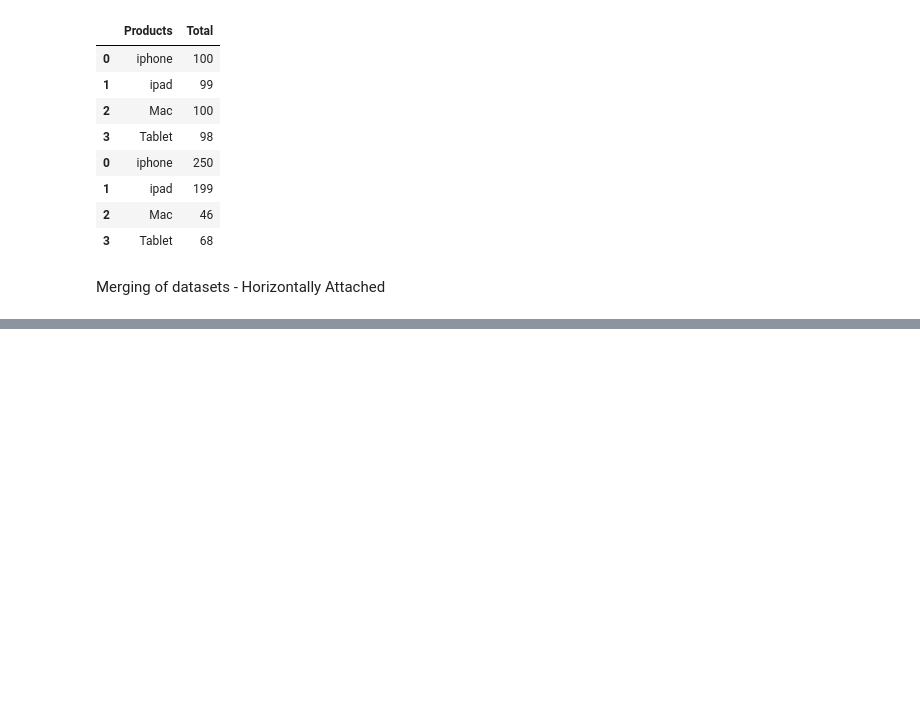
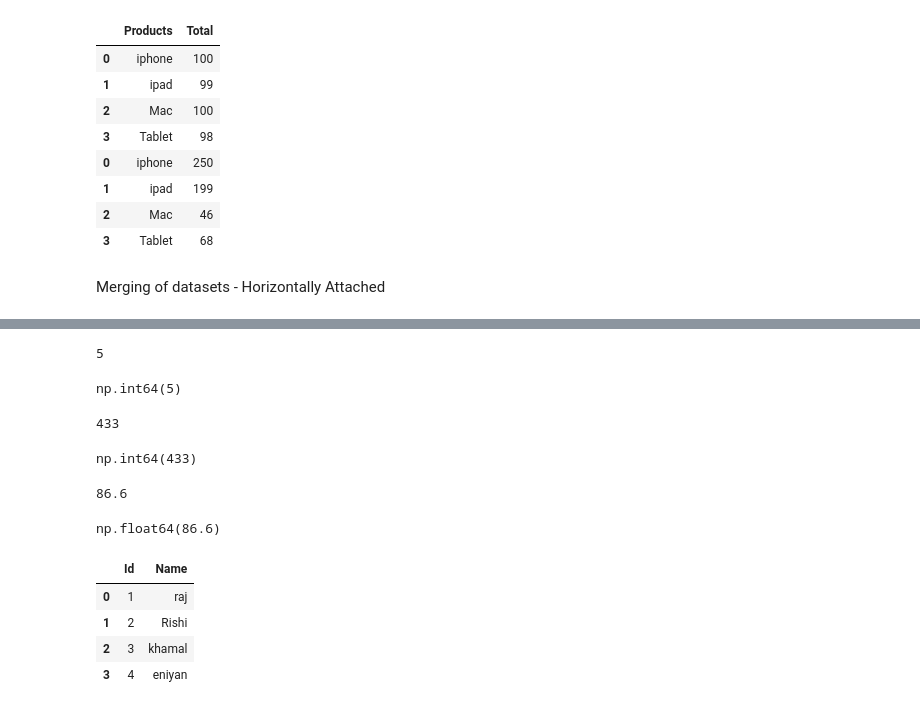
Before and after one commit to Nivetha1705/Practice-Data-Analytics, a Jupyter notebook: Python/Pandas(Travel dataset).ipynb, the cells around one changed output, grey strips where cells are left out. Cells and saved outputs as stored; diff of their text form; code cells hidden in the pictures; blank space fills up the shorter version.

```diff
--- a/Python/Pandas(Travel dataset).ipynb
+++ b/Python/Pandas(Travel dataset).ipynb
@@ -786,0 +820,59 @@ Merging of datasets - Horizontally Attached
+# %%
+#Count()
+count=raju["Marks"].count()
+count
+
+#or
+
+m=raju["Marks"]
+c=m.count()
+print(c)
+
+#or
+raju["Marks"].count()
+# %% [output]
+5
+np.int64(5)
+# %%
+#Sum()
+sum=raju["Marks"].sum()
+sum
+
+#or
+
+m=raju["Marks"]
+s=m.sum()
+print(s)
+
+raju["Marks"].sum()
+# %% [output]
+433
+np.int64(433)
+# %%
+#Mean()
+mean=raju["Marks"].mean()
+mean
+
+#or
+
+m=raju["Marks"]
+mean=m.mean()
+print(mean)
+
+raju["Marks"].mean()
+# %% [output]
+86.6
+np.float64(86.6)
+# %%
+data1={
+    "Id" : [1,2,3,4],
+    "Name" : ["raj", "  Rishi", "khamal   ", " eniyan"]
+}
+df1=pd.DataFrame(data1)
+df1
+# %% [output]
+|  | Id | Name |
+| 0 | 1 | raj |
+| 1 | 2 | Rishi |
+| 2 | 3 | khamal |
+| 3 | 4 | eniyan |
```
Also changed, not shown: parts of 5 cells of this notebook, 1 other file.
